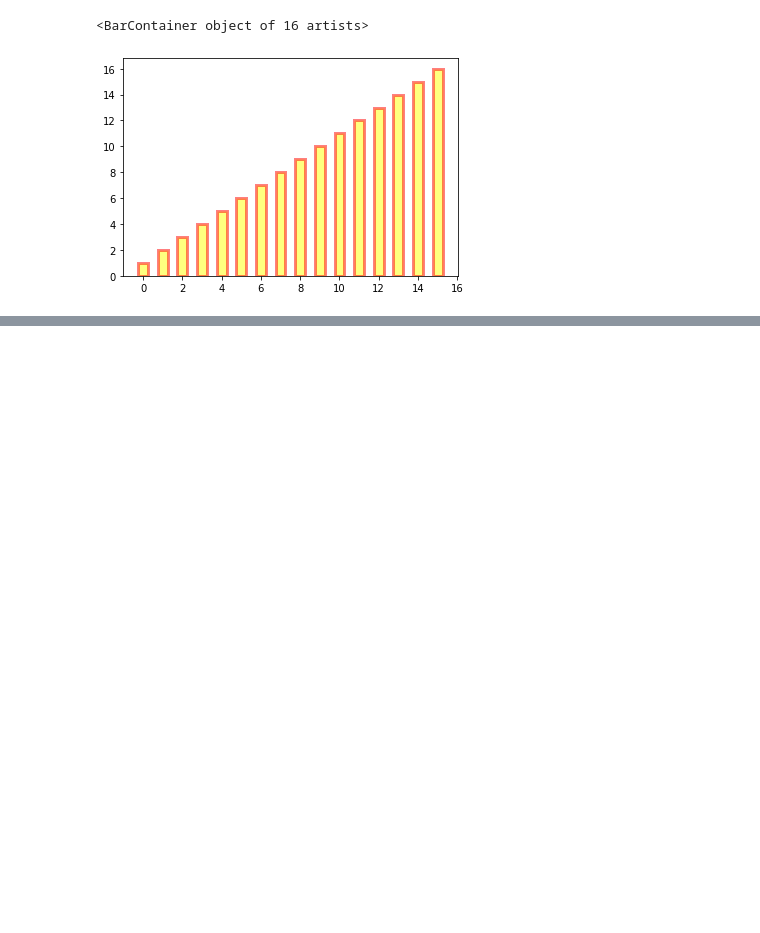
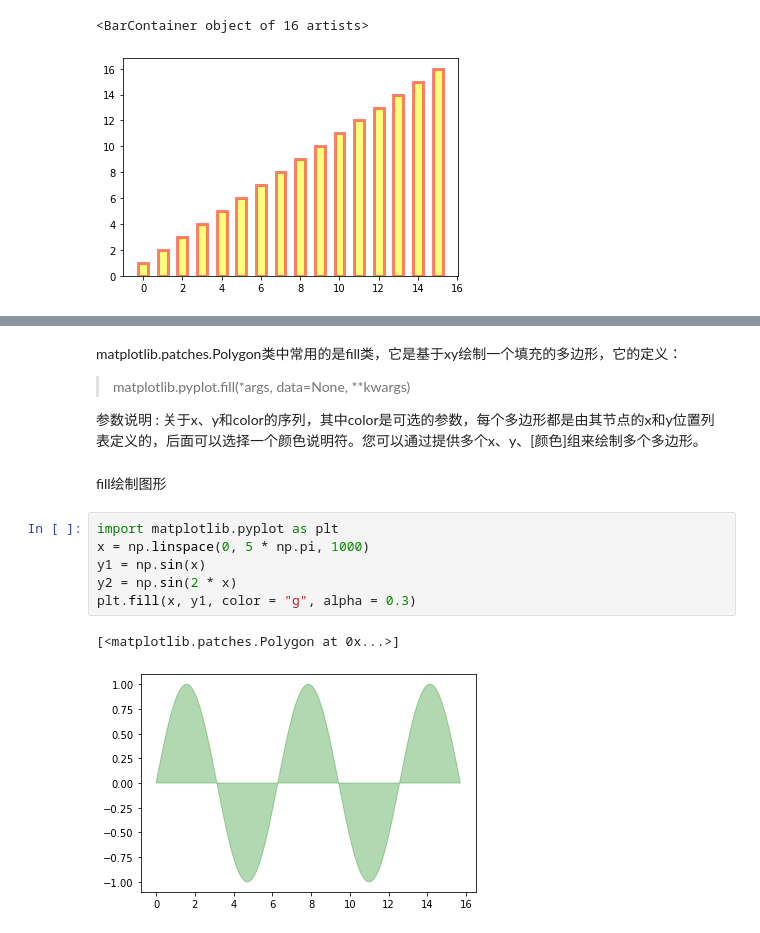
Before and after one commit to nicebear1999/learning_matplotlib, a Jupyter notebook: Task02 - 艺术画笔.ipynb, the cells around one changed output, grey strips where cells are left out. Cells and saved outputs as stored; diff of their text form; blank space fills up the shorter version.

```diff
--- a/Task02 - 艺术画笔.ipynb
+++ b/Task02 - 艺术画笔.ipynb
@@ -302,0 +371,17 @@ plt.show()
+# %% [markdown]
+matplotlib.patches.Polygon类中常用的是fill类，它是基于xy绘制一个填充的多边形，它的定义：
+
+>matplotlib.pyplot.fill(*args, data=None, **kwargs)
+
+参数说明 : 关于x、y和color的序列，其中color是可选的参数，每个多边形都是由其节点的x和y位置列表定义的，后面可以选择一个颜色说明符。您可以通过提供多个x、y、[颜色]组来绘制多个多边形。
+# %% [markdown]
+fill绘制图形
+# %%
+import matplotlib.pyplot as plt
+x = np.linspace(0, 5 * np.pi, 1000)
+y1 = np.sin(x)
+y2 = np.sin(2 * x)
+plt.fill(x, y1, color = "g", alpha = 0.3)
+# %% [output]
+[<matplotlib.patches.Polygon at 0x...>]
+[figure, added]
```
Also changed, not shown: parts of 77 cells of this notebook, 2 other files.
